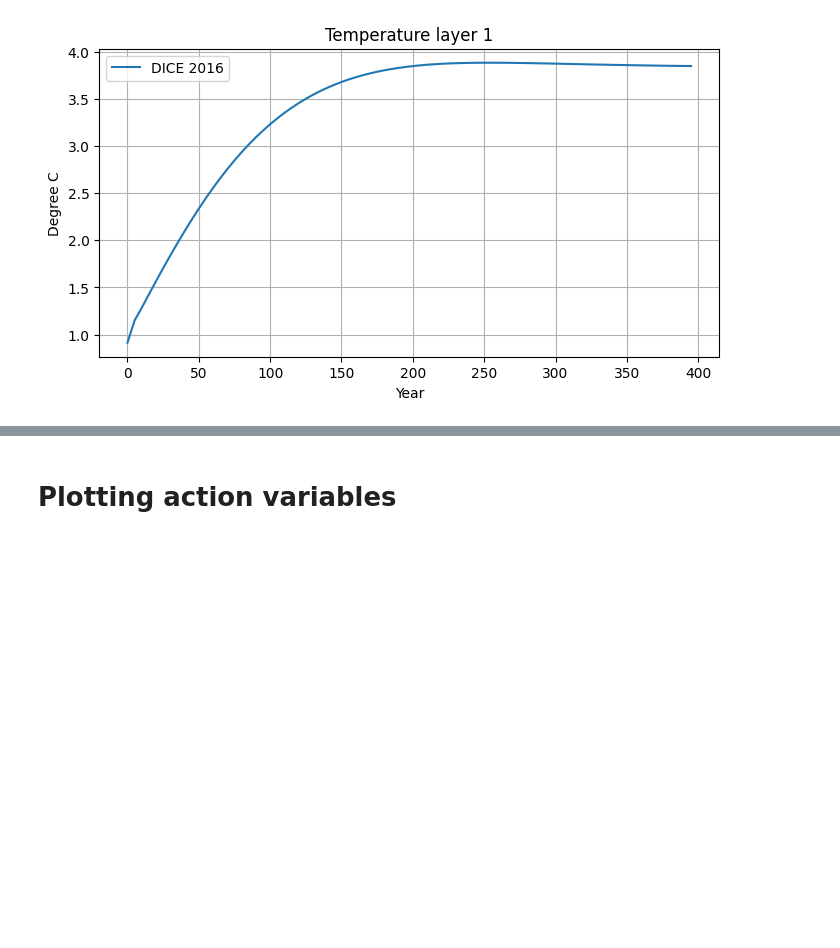
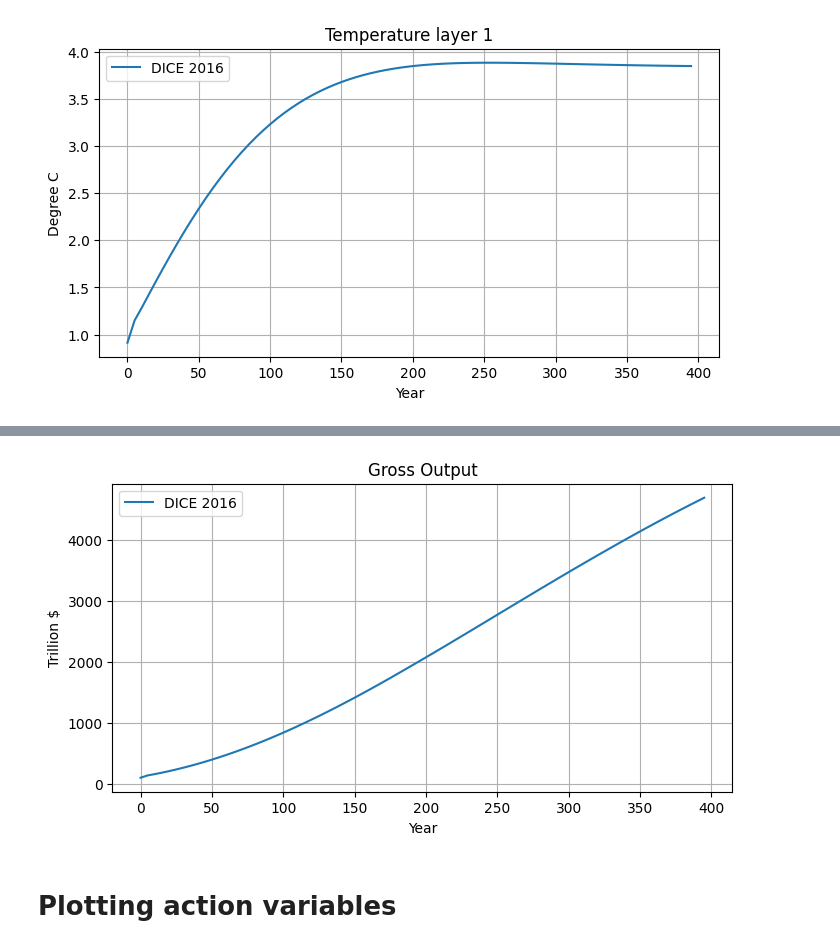
Before and after one commit to hermanvest/DNN-for-ACE, a Jupyter notebook: plotting/thesis_results.ipynb, the cells around one changed output, grey strips where cells are left out. Drawn from its saved outputs; the diff is of its cells as text; code cells hidden in the pictures; blank space fills up the shorter version.

```diff
--- a/plotting/thesis_results.ipynb
+++ b/plotting/thesis_results.ipynb
@@ -77,2 +103,20 @@ else:
+# %%
+# Plotting output
+if not len(df2016['tau_1_t']) >= num_time_steps:
+    raise ValueError(errorstr)
+k_t_tensor = tf.convert_to_tensor(df2016["k_t"], dtype=tf.float32)
+E_t_tensor = tf.convert_to_tensor(df2016["E_t"], dtype=tf.float32)
+
+gross_output = [np.exp(env2016.equations_of_motion.log_Y_t(k_t_tensor[t], E_t_tensor[t], t).numpy()) for t in range(num_time_steps)]
+plt.figure(figsize=(8, 4))
+plt.plot(year_labels, gross_output, label='DICE 2016')
+plt.title('Gross Output')
+plt.xlabel('Year')
+plt.ylabel('Trillion $')
+plt.legend()
+plt.grid(True)
+plt.show()
+# %% [output]
+[figure, added]
 # %% [markdown]
 # Plotting action variables
```
Also changed, not shown: parts of 21 cells of this notebook, 54 other files.
